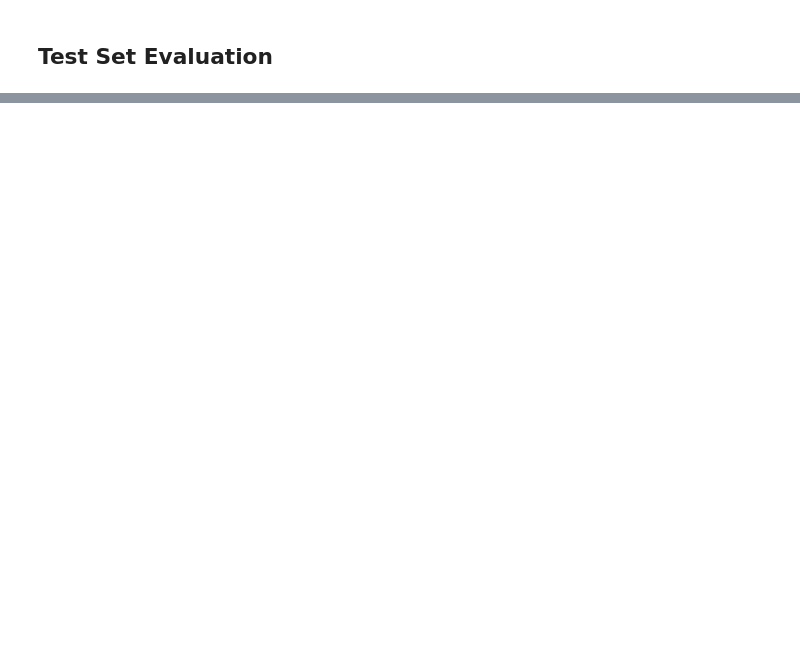
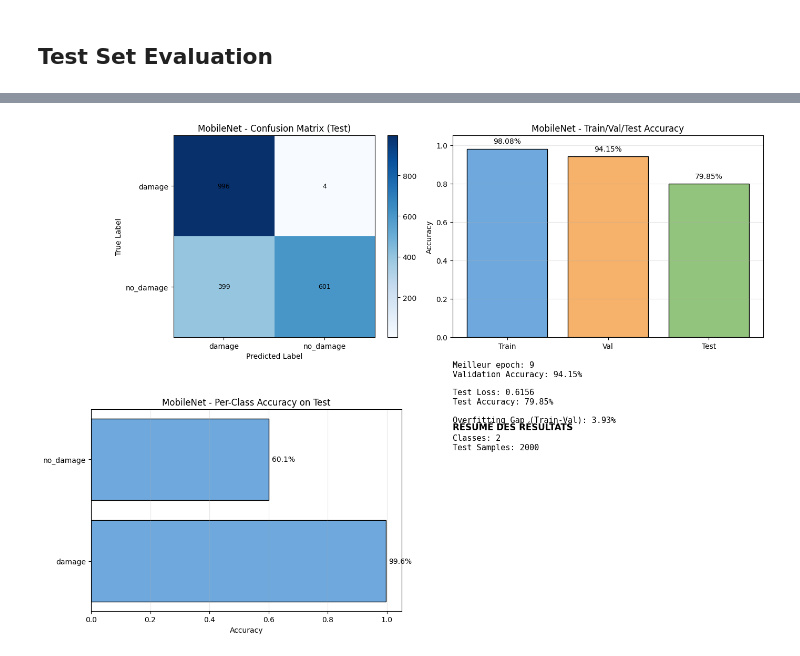
Before and after one commit to marioncalvo/IPEO_production, a Jupyter notebook: projet_choix_modèle_executed.ipynb, the cells around one changed output, grey strips where cells are left out. Cells and saved outputs as stored; diff of their text form; code cells hidden in the pictures; blank space fills up the shorter version.

```diff
--- a/projet_choix_modèle_executed.ipynb
+++ b/projet_choix_modèle_executed.ipynb
@@ -632,0 +636,92 @@ FINAL COMPARISON - TRAIN / VALIDATION / TEST ACCURACIES + OVERFITTING ANALYSIS
+# %%
+# Résumé visuel détaillé pour MobileNet sur le test set
+import matplotlib.pyplot as plt
+import numpy as np
+from sklearn.metrics import confusion_matrix
+
+# 1) Récupérer toutes les prédictions / labels du test set
+all_preds_mb, all_labels_mb = [], []
+model_mobilenet.eval()
+with torch.no_grad():
+    for x, y in test_loader:
+        x = x.to(device)
+        y = y.to(device)
+        y_hat = model_mobilenet(x)
+        preds = y_hat.argmax(1)
+        all_preds_mb.append(preds.cpu())
+        all_labels_mb.append(y.cpu())
+
+all_preds_mb = torch.cat(all_preds_mb).numpy()
+all_labels_mb = torch.cat(all_labels_mb).numpy()
+
+# 2) Confusion matrix
+class_names = test_ds.classes
+cm_mb = confusion_matrix(all_labels_mb, all_preds_mb, labels=list(range(len(class_names))))
+cm_norm_mb = cm_mb.astype(np.float64) / cm_mb.sum(axis=1, keepdims=True)
+
+# 3) Per-class accuracy
+per_class_acc_mb = cm_mb.diagonal() / cm_mb.sum(axis=1)
+
+# 4) Récupérer les métriques clefs
+best_epoch_idx_mobilenet = np.argmax([stat["valaccuracy"] for stat in stats_mobilenet])
+best_val_acc_mb = stats_mobilenet[best_epoch_idx_mobilenet]["valaccuracy"] * 100
+train_acc_best_mb = stats_mobilenet[best_epoch_idx_mobilenet]["trainaccuracy"] * 100
+val_acc_best_mb = best_val_acc_mb
+test_acc_mb = testaccuracy_mobilenet * 100
+test_loss_mb = testloss_mobilenet
+overfit_gap_mb = train_acc_best_mb - val_acc_best_mb
+
+# 5) Plot
+fig, axes = plt.subplots(2, 2, figsize=(14, 10))
+
+# Confusion matrix (counts)
+im0 = axes[0, 0].imshow(cm_mb, cmap="Blues")
+axes[0, 0].set_title("MobileNet - Confusion Matrix (Test)")
+axes[0, 0].set_xlabel("Predicted Label")
+axes[0, 0].set_ylabel("True Label")
+axes[0, 0].set_xticks(range(len(class_names)))
+axes[0, 0].set_yticks(range(len(class_names)))
+axes[0, 0].set_xticklabels(class_names)
+axes[0, 0].set_yticklabels(class_names)
+for i in range(len(class_names)):
+    for j in range(len(class_names)):
+        axes[0, 0].text(j, i, cm_mb[i, j], ha="center", va="center", color="black", fontsize=9)
+fig.colorbar(im0, ax=axes[0, 0], fraction=0.046, pad=0.04)
+
+# Barplot Train / Val / Test accuracy
+bars = axes[0, 1].bar(["Train", "Val", "Test"], [train_acc_best_mb/100, val_acc_best_mb/100, test_acc_mb/100], color=["#6fa8dc", "#f6b26b", "#93c47d"], edgecolor="black")
+axes[0, 1].set_ylim(0, 1.05)
+axes[0, 1].set_ylabel("Accuracy")
+axes[0, 1].set_title("MobileNet - Train/Val/Test Accuracy")
+for bar, acc in zip(bars, [train_acc_best_mb, val_acc_best_mb, test_acc_mb]):
+    axes[0, 1].text(bar.get_x() + bar.get_width()/2, bar.get_height() + 0.02, f"{acc:.2f}%", ha="center", va="bottom", fontsize=10)
+axes[0, 1].grid(axis="y", alpha=0.3)
+
+# Per-class accuracy (horizontal bars)
+bars_pc = axes[1, 0].barh(class_names, per_class_acc_mb, color="#6fa8dc", edgecolor="black")
+axes[1, 0].set_xlim(0, 1.05)
+axes[1, 0].set_xlabel("Accuracy")
+axes[1, 0].set_title("MobileNet - Per-Class Accuracy on Test")
+for bar, acc in zip(bars_pc, per_class_acc_mb):
+    axes[1, 0].text(acc + 0.01, bar.get_y() + bar.get_height()/2, f"{acc*100:.1f}%", va="center", fontsize=10)
+axes[1, 0].grid(axis="x", alpha=0.3)
+
+# Résumé textuel
+summary_text = (
+    f"Meilleur epoch: {best_epoch_idx_mobilenet+1}\n"
+    f"Validation Accuracy: {val_acc_best_mb:.2f}%\n\n"
+    f"Test Loss: {test_loss_mb:.4f}\n"
+    f"Test Accuracy: {test_acc_mb:.2f}%\n\n"
+    f"Overfitting Gap (Train-Val): {overfit_gap_mb:.2f}%\n\n"
+    f"Classes: {len(class_names)}\n"
+    f"Test Samples: {len(all_labels_mb)}"
+)
+axes[1, 1].axis("off")
+axes[1, 1].text(0, 0.9, "RÉSUMÉ DES RÉSULTATS", fontsize=12, fontweight="bold")
+axes[1, 1].text(0, 0.8, summary_text, fontsize=11, family="monospace")
+
+plt.tight_layout()
+plt.savefig("outputs/mobilenet_test_report.png", dpi=150, bbox_inches="tight")
+print("✅ Test report saved to outputs/mobilenet_test_report.png")
+plt.show()
+# %% [output]
@@ -632,0 +729 @@ FINAL COMPARISON - TRAIN / VALIDATION / TEST ACCURACIES + OVERFITTING ANALYSIS
+[figure, added]
```
Also changed, not shown: parts of 11 cells of this notebook, 15 other files.
